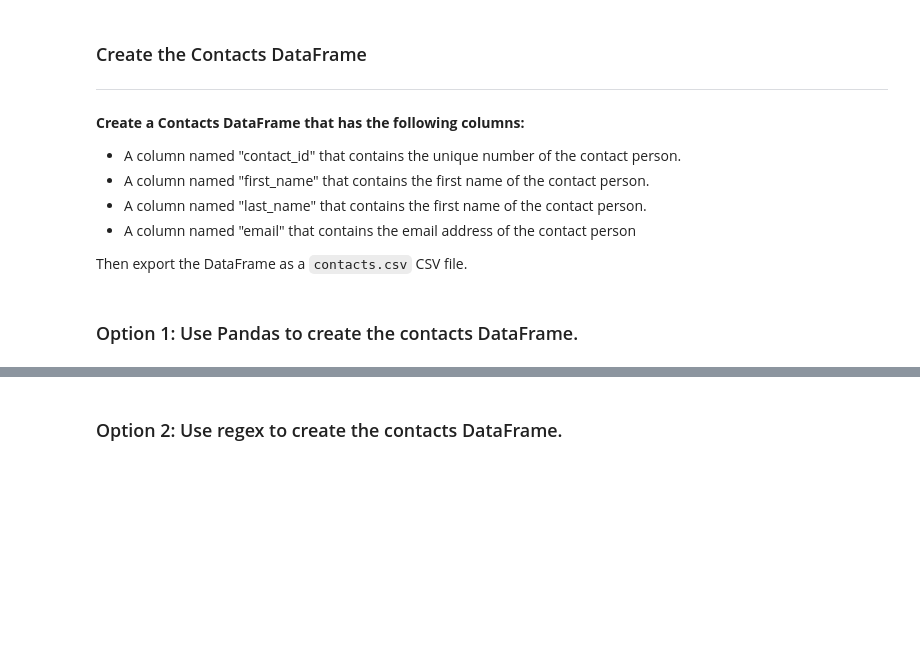
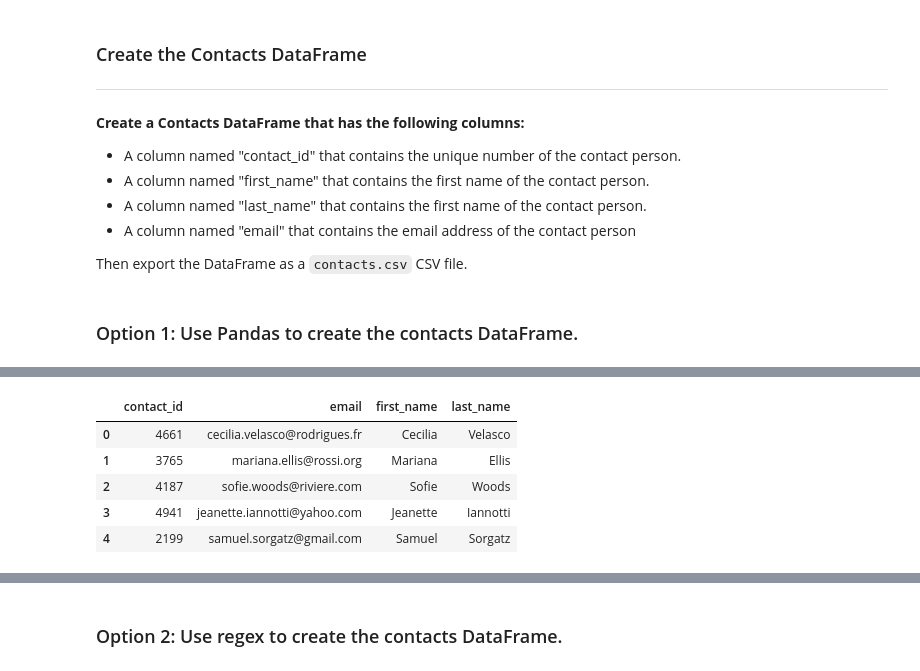
Before and after one commit to laureng97/Crowdfunding_ETL, a Jupyter notebook: ETL_Mini_Project_LGraves.ipynb, the cells around one changed output, grey strips where cells are left out. Saved outputs shown, nothing was run; the diff lists cells and outputs as text; code cells hidden in the pictures; blank space fills up the shorter version.

```diff
--- a/ETL_Mini_Project_LGraves.ipynb
+++ b/ETL_Mini_Project_LGraves.ipynb
@@ -291,5 +291,5 @@ campaign_cleaned.to_csv("Resources/campaign.csv", index=False)
 ### Extract the contacts.xlsx Data.
 # %%
 # Read the data into a Pandas DataFrame. Use the `header=2` parameter when reading in the data.
-contact_info_df = pd.read_excel('Resources/contacts.xlsx', header=2)
+contact_info_df = pd.read_excel('Resources/contacts.xlsx', header=3)
 contact_info_df.head()
@@ -309,7 +316,15 @@ Then export the DataFrame as a `contacts.csv` CSV file.
 # Iterate through the contact_info_df and convert each row to a dictionary.
 import json
 dict_values = []
-
+for i, row in contact_info_df.iterrows():
+    # Specify the column we want (all data is only in 1 column)
+    data = row[0]
+    # Use JSON loads to convert JSON formatted data into python format
+    convert = json.loads(data)
+    # Data is in key-value pairs
+    values = [ v for k, v in convert.items()]
+    # add the separated values into our empty dictionary list
+    dict_values.append(values)
 
 # Print out the list of values for each row.
 print(dict_values)
@@ -316,3 +333,6 @@ print(dict_values)
 # %%
 # Create a contact_info DataFrame and add each list of values, i.e., each row
 # to the 'contact_id', 'name', 'email' columns.
+columns = ['contact_id', 'name', 'email']
+new_contact_df = pd.DataFrame(dict_values, columns= columns)
+new_contact_df.head()
@@ -321,5 +360,15 @@ print(dict_values)
 # %%
 # Create a "first"name" and "last_name" column with the first and last names from the "name" column.
+new_contact_df[['first_name', 'last_name']] = new_contact_df['name'].str.split(' ', expand=True)
 
 
 # Drop the contact_name column
+new_contact_df.drop(columns=['name'], inplace=True)
+new_contact_df.head()
+# %% [output]
+|  | contact_id | email | first_name | last_name |
+| 0 | 4661 | cecilia.velasco@rodrigues.fr | Cecilia | Velasco |
+| 1 | 3765 | mariana.ellis@rossi.org | Mariana | Ellis |
+| 2 | 4187 | sofie.woods@riviere.com | Sofie | Woods |
+| 3 | 4941 | jeanette.iannotti@yahoo.com | Jeanette | Iannotti |
+| 4 | 2199 | samuel.sorgatz@gmail.com | Samuel | Sorgatz |
```
Also changed, not shown: parts of 7 cells of this notebook, 1 other file.
